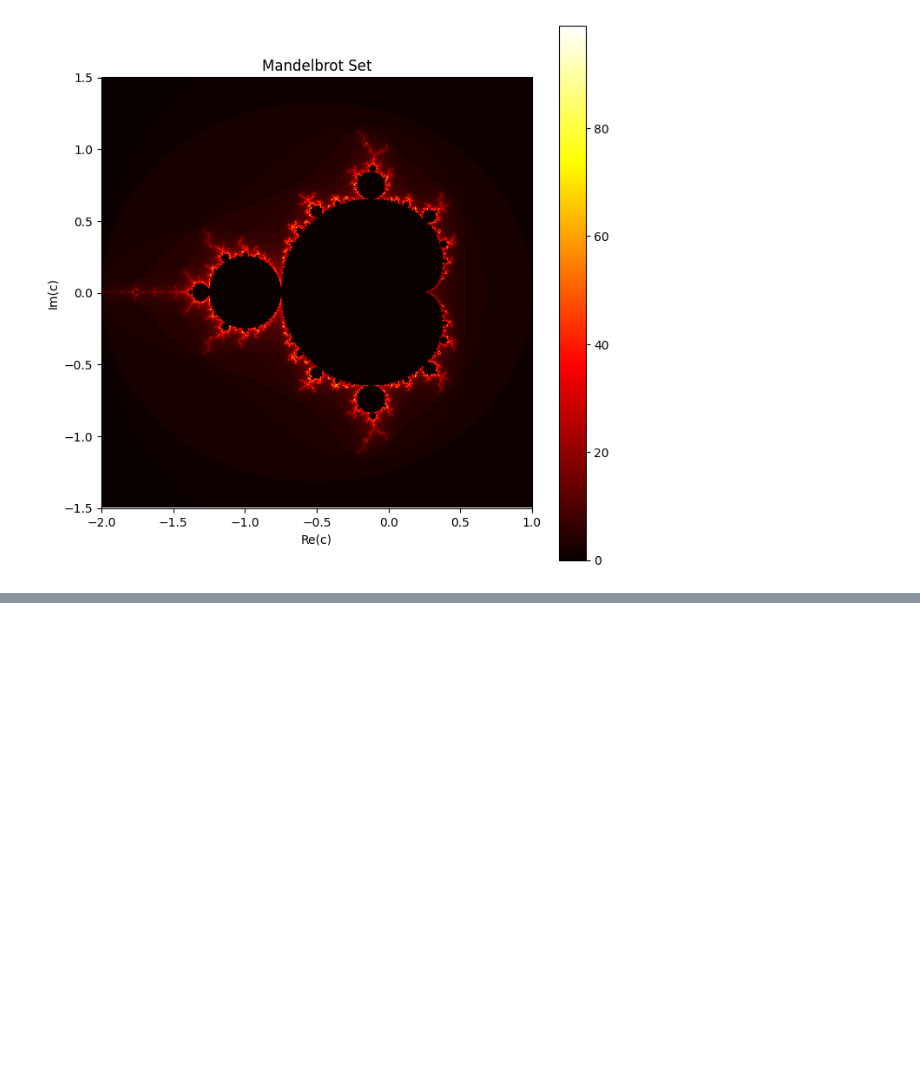
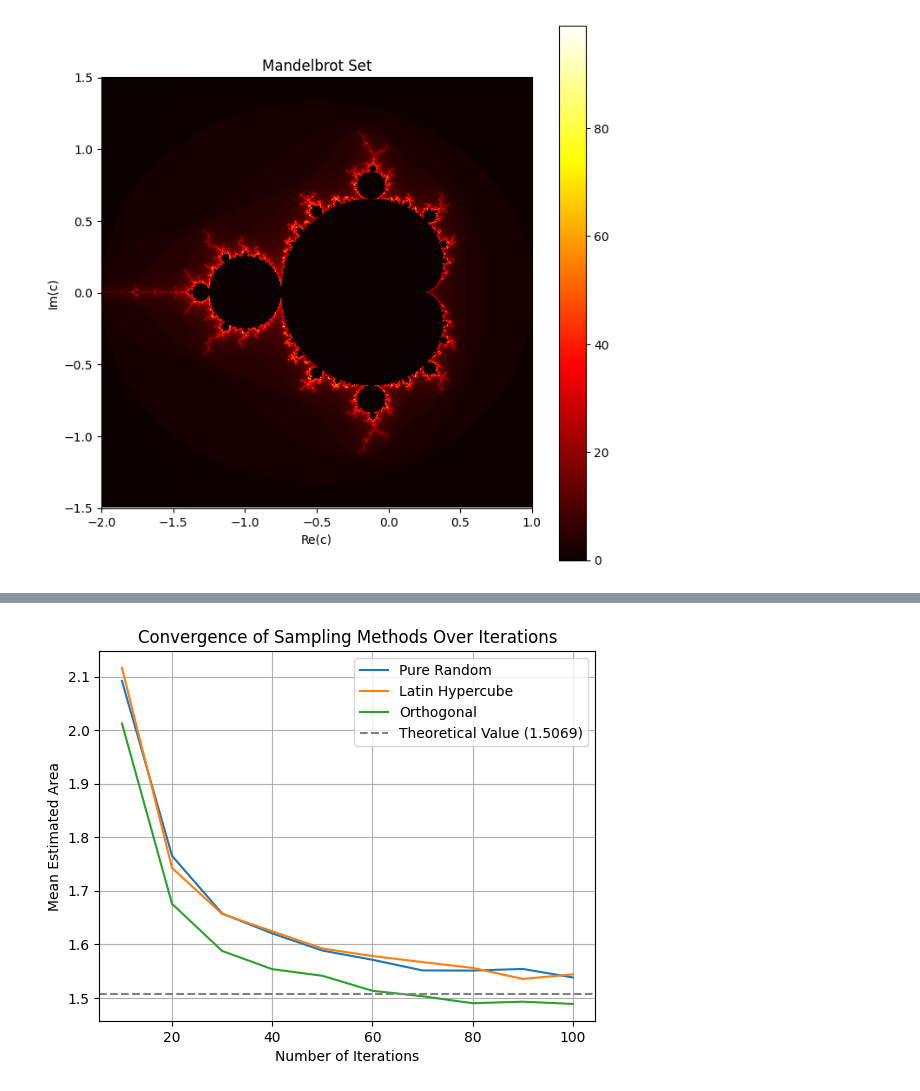
Before and after one commit to jazminli/SS-assignment1, a Jupyter notebook: q1.ipynb, the cells around one changed output, grey strips where cells are left out. Drawn from its saved outputs; the diff is of its cells as text; code cells hidden in the pictures; blank space fills up the shorter version.

```diff
--- a/q1.ipynb
+++ b/q1.ipynb
@@ -291,0 +292,24 @@ plt.show()
+# %%
+num_samples = 1000
+max_iter = 100
+num_runs = 80
+
+convergence_data = {'Pure Random': [], 'Latin Hypercube': [], 'Orthogonal': []}
+for max_iter in range(10, 101, 10):
+    for method_name, method in zip(convergence_data.keys(), [pure_random_sampling, latin_hypercube_sampling, orthogonal_sampling]):
+        mean_area, _ = compute_accuracy(method, num_samples, max_iter, num_runs)
+        convergence_data[method_name].append(mean_area)
+
+# Comparison of convergence rates
+for method_name, mean_areas in convergence_data.items():
+    plt.plot(range(10, 101, 10), mean_areas, label=method_name)
+
+plt.axhline(y=1.5069, color='gray', linestyle='--', label='Theoretical Value (1.5069)')
+plt.xlabel('Number of Iterations')
+plt.ylabel('Mean Estimated Area')
+plt.title('Convergence of Sampling Methods Over Iterations')
+plt.legend()
+plt.grid(True)
+plt.show()
+# %% [output]
+[figure, added]
```
Also changed, not shown: parts of 5 cells of this notebook.
